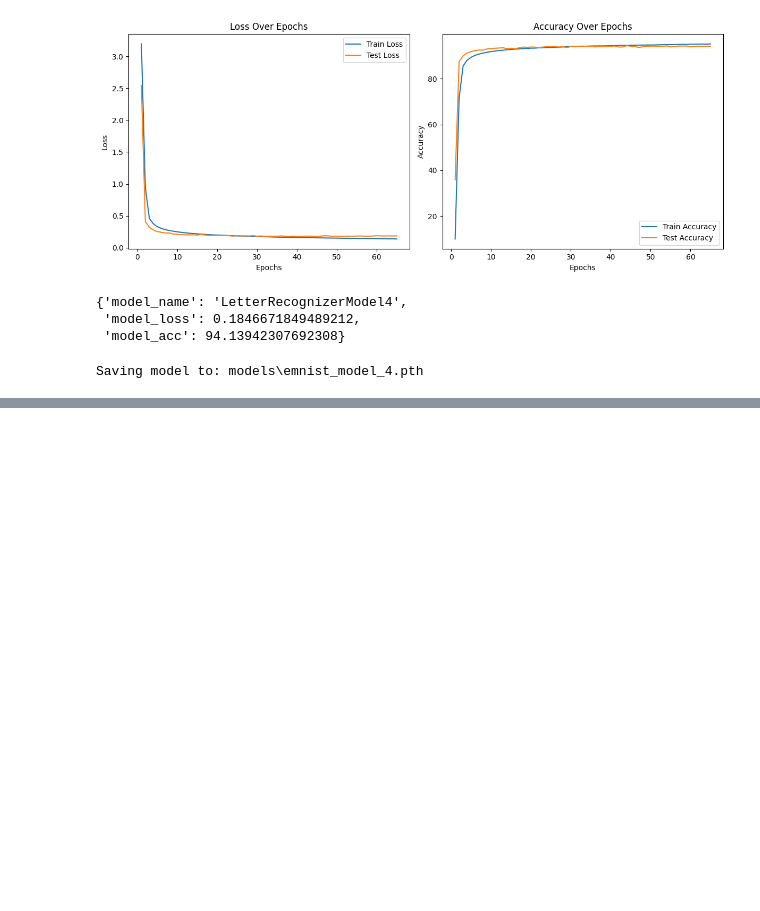
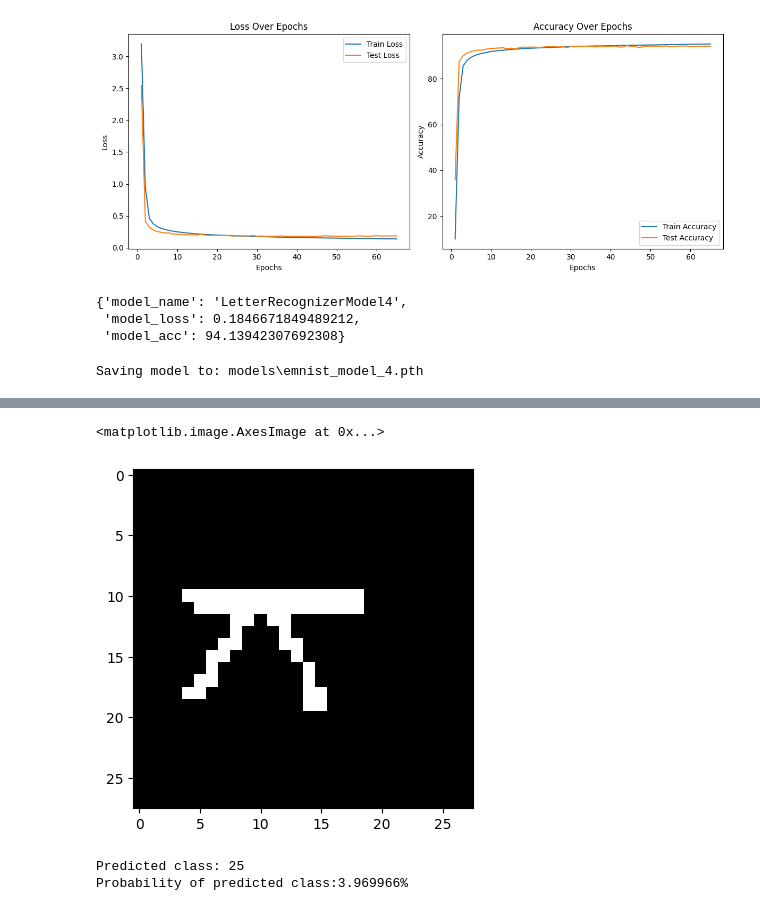
Before and after one commit to haldonmez/handwritten-letter-recognition-model, a Jupyter notebook: emnist_model_4.ipynb, the cells around one changed output, grey strips where cells are left out. Saved outputs shown, nothing was run; the diff lists cells and outputs as text; code cells hidden in the pictures; blank space fills up the shorter version.

Commit message:
Update
Tested custom examples at model 4

```diff
--- a/emnist_model_4.ipynb
+++ b/emnist_model_4.ipynb
@@ -682,0 +724,31 @@ loaded_model_results
+# %%
+_thresh = threshold_image(transformed_shaped_prediction_image, 0.261)
+plt.figure(figsize=(10,15))
+plt.subplot(321); plt.imshow(_thresh.squeeze(),cmap='gray')
+# %% [output]
+<matplotlib.image.AxesImage at 0x...>
+[figure, added]
+# %%
+import torch
+import torch.nn.functional as F
+
+# Set the model to evaluation mode
+loaded_model.eval()
+
+_thresh_tensor = torch.from_numpy(_thresh)
+last_prediction = _thresh_tensor.unsqueeze(0).float()  # Convert to float
+# Ensure your input tensor is on the same device as your model
+last_prediction = last_prediction.to(device)
+# Now you can perform your prediction
+output = loaded_model(last_prediction)
+_, predicted_class = torch.max(output, 1)
+print('Predicted class:', predicted_class.item())
+output
+
+probabilities = F.softmax(output, dim=1)
+predicted_class_probability = probabilities[0, predicted_class.item()].item()
+
+print(f'Probability of predicted class:{predicted_class_probability*100:.6f}%')
+# %% [output]
+Predicted class: 25
+Probability of predicted class:3.969966%
```
Also changed, not shown: parts of 8 cells of this notebook, 2 other files.
